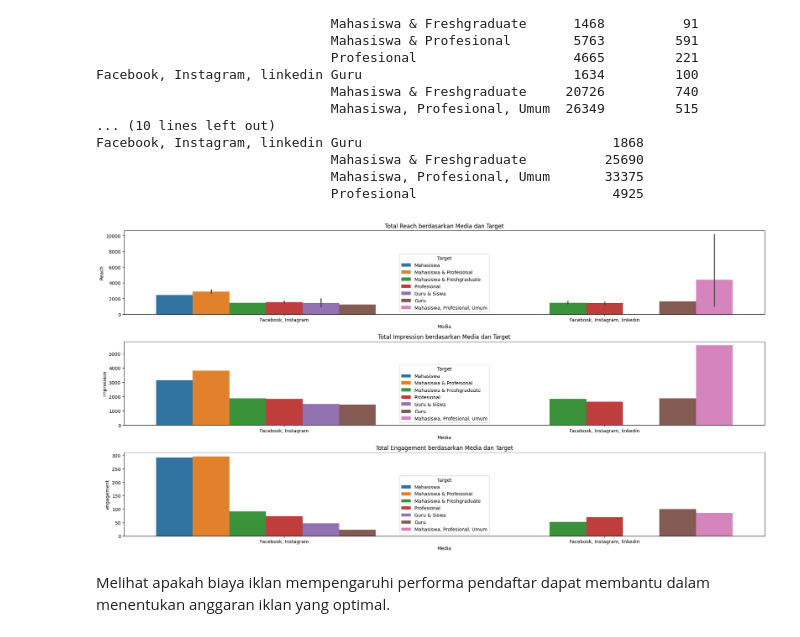
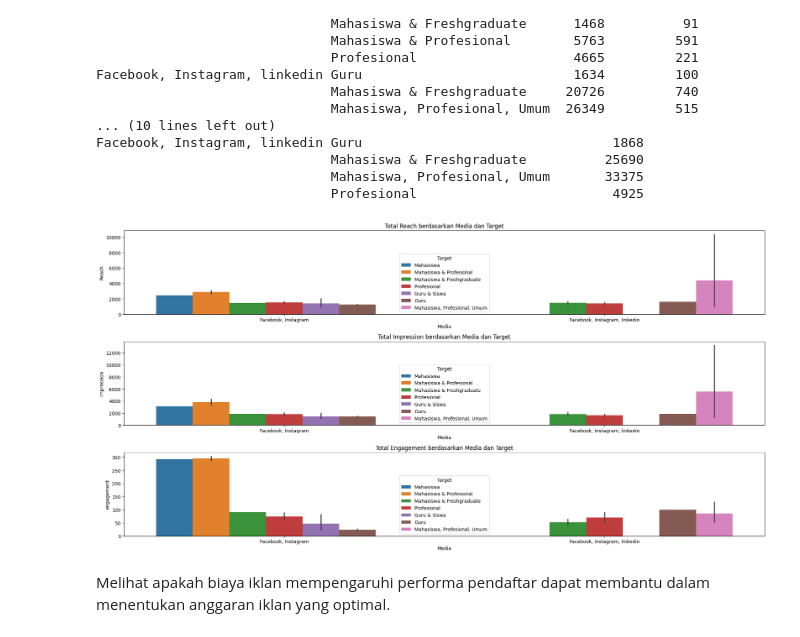
Before and after one commit to yohanhl/maketing-campaign-insight-analysis, a Jupyter notebook: MC2.ipynb, the cells around one changed output. Saved outputs shown, nothing was run; the diff lists cells and outputs as text; code cells hidden in the pictures.

```diff
--- a/MC2.ipynb
+++ b/MC2.ipynb
@@ -459,26 +504,26 @@ Facebook, Instagram, linkedin Guru                                1868
 # %%
 # Membuat visualisasi
 plt.figure(figsize=(20, 10))
 
 # Visualisasi rata-rata reach berdasarkan kombinasi Media dan Target
 plt.subplot(3, 1, 1)
 sns.barplot(x='Media', y='Reach', hue='Target', data=df)
 plt.title('Total Reach berdasarkan Media dan Target')
 
 # Visualisasi Total impression berdasarkan kombinasi Media dan Target
 plt.subplot(3, 1, 2)
-sns.barplot(x='Media', y='impression', hue='Target', data=df, errorbar=None)
+sns.barplot(x='Media', y='impression', hue='Target', data=df)
 plt.title('Total Impression berdasarkan Media dan Target')
 
 # Visualisasi Total engagement berdasarkan kombinasi Media dan Target
 plt.subplot(3, 1, 3)
-sns.barplot(x='Media', y='engagement', hue='Target', data=df, errorbar=None)
+sns.barplot(x='Media', y='engagement', hue='Target', data=df)
 plt.title('Total Engagement berdasarkan Media dan Target')
 
 plt.tight_layout()
 plt.show()
 # %% [output]
-[figure, old version]
+[figure, new version]
 # %% [markdown]
 Melihat apakah biaya iklan mempengaruhi performa pendaftar dapat membantu dalam menentukan anggaran iklan yang optimal.
 # %%
```
Also changed, not shown: parts of 9 cells of this notebook.
